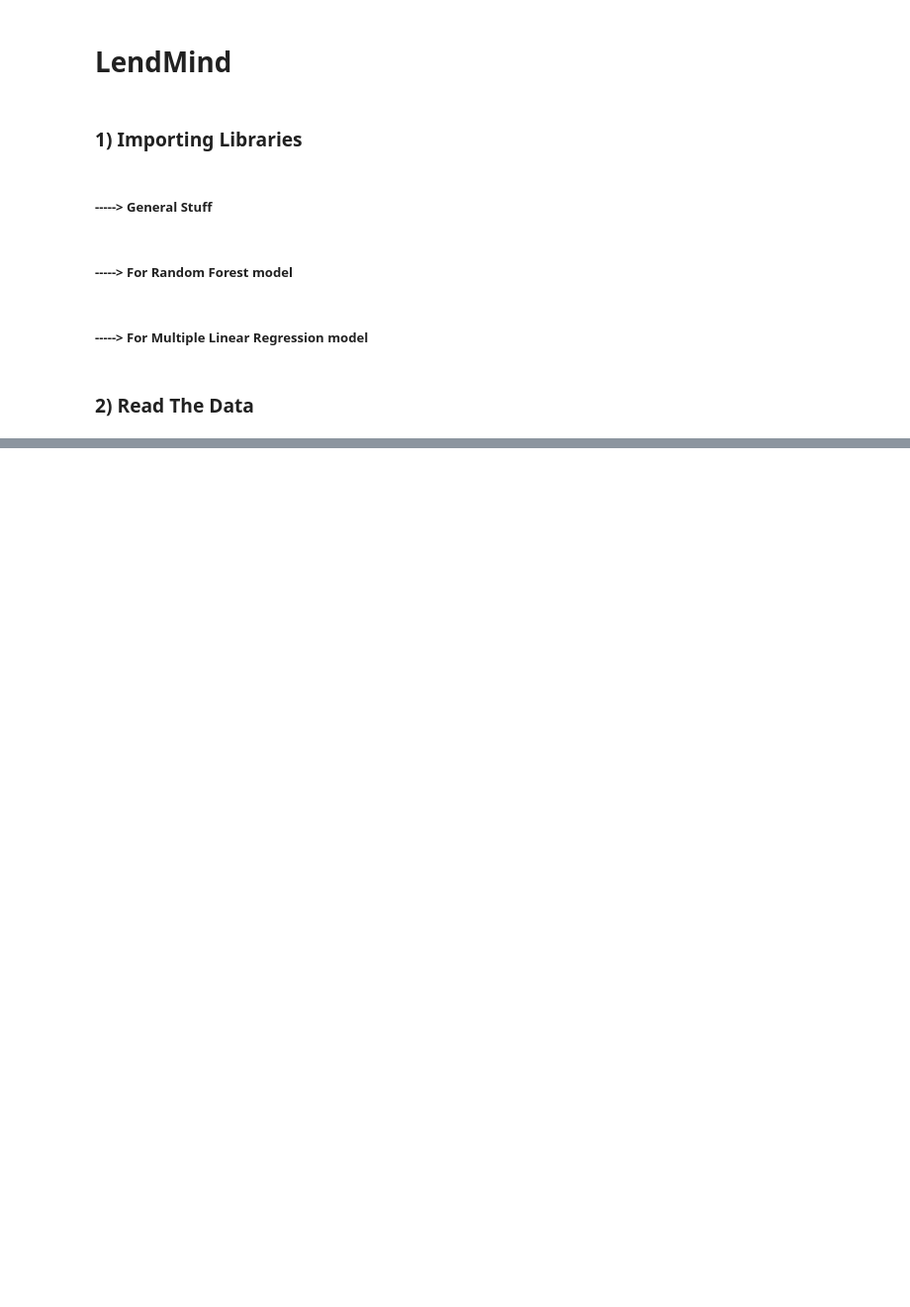
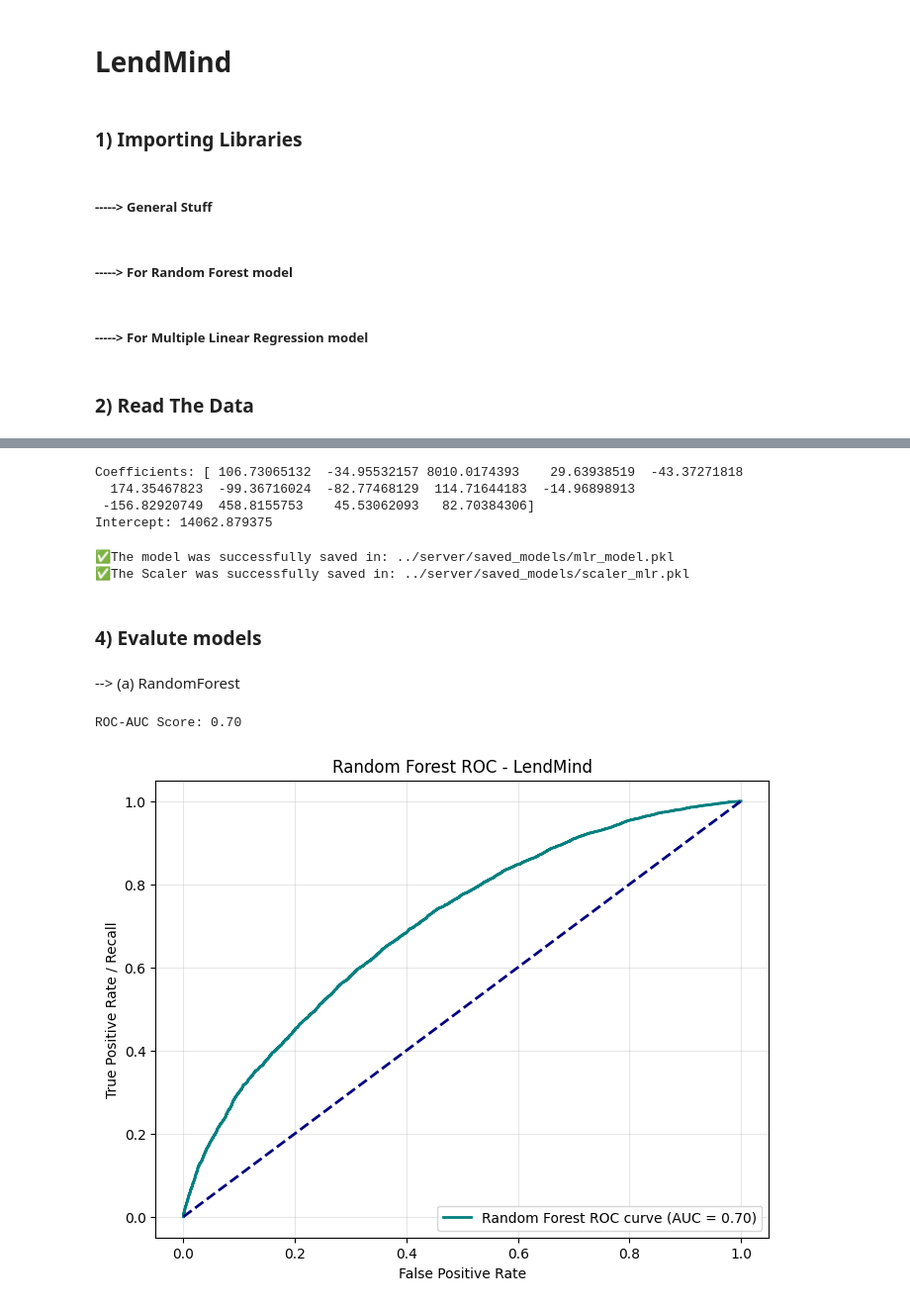
Before and after one commit to AbdelMaksoudd/LendMind, a Jupyter notebook: notebooks/02_build_and_evaluate_models.ipynb, the cells around one changed output, grey strips where cells are left out. Shown at 99% size. Drawn from its saved outputs; the diff is of its cells as text; code cells hidden in the pictures; blank space fills up the shorter version.

Commit message:
feat: implement Random Forest and MLR models

```diff
--- a/notebooks/02_build_and_evaluate_models.ipynb
+++ b/notebooks/02_build_and_evaluate_models.ipynb
@@ -39,0 +48,11 @@ df.sample(1)
+# %%
+x_rf = df.drop(columns='loan_status', axis=1)
+y_rf = df['loan_status']
+x_train_rf, x_test_rf, y_train_rf, y_test_rf = train_test_split(x_rf, y_rf, test_size=0.2, random_state=42)
+# %%
+scaler_rf = StandardScaler()
+x_train_rf_scaled = scaler_rf.fit_transform(x_train_rf)
+x_test_rf_scaled = scaler_rf.transform(x_test_rf)
+# %%
+rf_model = RandomForestClassifier(n_estimators=100, max_depth=10, random_state=42)
+rf_model.fit(x_train_rf_scaled, y_train_rf)
@@ -39,0 +83,48 @@ df.sample(1)
+# %%
+mlr_model = linear_model.LinearRegression()
+
+mlr_model.fit(x_train_mlr_scaled, y_train_mlr)
+
+coef_ =  mlr_model.coef_
+intercept_ = mlr_model.intercept_
+
+print (f'Coefficients: {coef_}')
+print (f'Intercept: {intercept_}')
+# %% [output]
+Coefficients: [ 106.73065132  -34.95532157 8010.0174393    29.63938519  -43.37271818
+  174.35467823  -99.36716024  -82.77468129  114.71644183  -14.96898913
+ -156.82920749  458.8155753    45.53062093   82.70384306]
+Intercept: 14062.879375
+# %%
+joblib.dump(mlr_model, '../server/saved_models/mlr_model.pkl')
+print("✅The model was successfully saved in: ../server/saved_models/mlr_model.pkl")
+
+joblib.dump(scaler_mlr, '../server/saved_models/scaler_mlr.pkl')
+print("✅The Scaler was successfully saved in: ../server/saved_models/scaler_mlr.pkl")
+# %% [output]
+✅The model was successfully saved in: ../server/saved_models/mlr_model.pkl
+✅The Scaler was successfully saved in: ../server/saved_models/scaler_mlr.pkl
+# %% [markdown]
+ ### 4) Evalute models
+# %% [markdown]
+--> (a) RandomForest
+# %%
+y_prob_rf = rf_model.predict_proba(x_test_rf_scaled)[:, 1]
+
+auc_score_rf = roc_auc_score(y_test_rf, y_prob_rf)
+print(f"ROC-AUC Score: {auc_score_rf:.2f}")
+
+
+fpr_rf, tpr_rf, thresholds_rf = roc_curve(y_test_rf, y_prob_rf)
+plt.figure(figsize=(8, 6))
+plt.plot(fpr_rf, tpr_rf, color='teal', lw=2, label=f'Random Forest ROC curve (AUC = {auc_score_rf:.2f})')
+plt.plot([0, 1], [0, 1], color='navy', lw=2, linestyle='--')
+plt.xlabel('False Positive Rate')
+plt.ylabel('True Positive Rate / Recall')
+plt.title('Random Forest ROC - LendMind')
+plt.legend(loc="lower right")
+plt.grid(alpha=0.3)
+plt.show()
+# %% [output]
+ROC-AUC Score: 0.70
+[figure, added]
```
Also changed, not shown: parts of 13 cells of this notebook, 4 other files.
